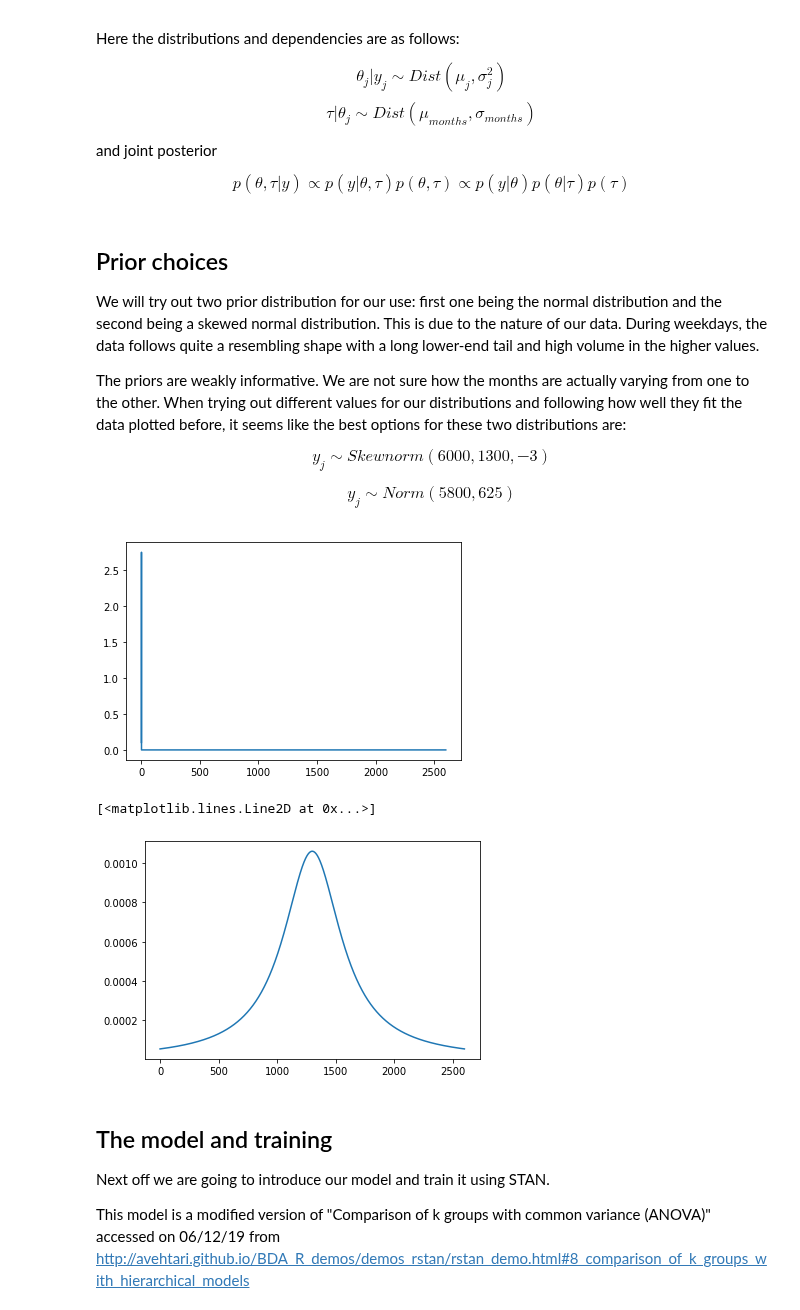
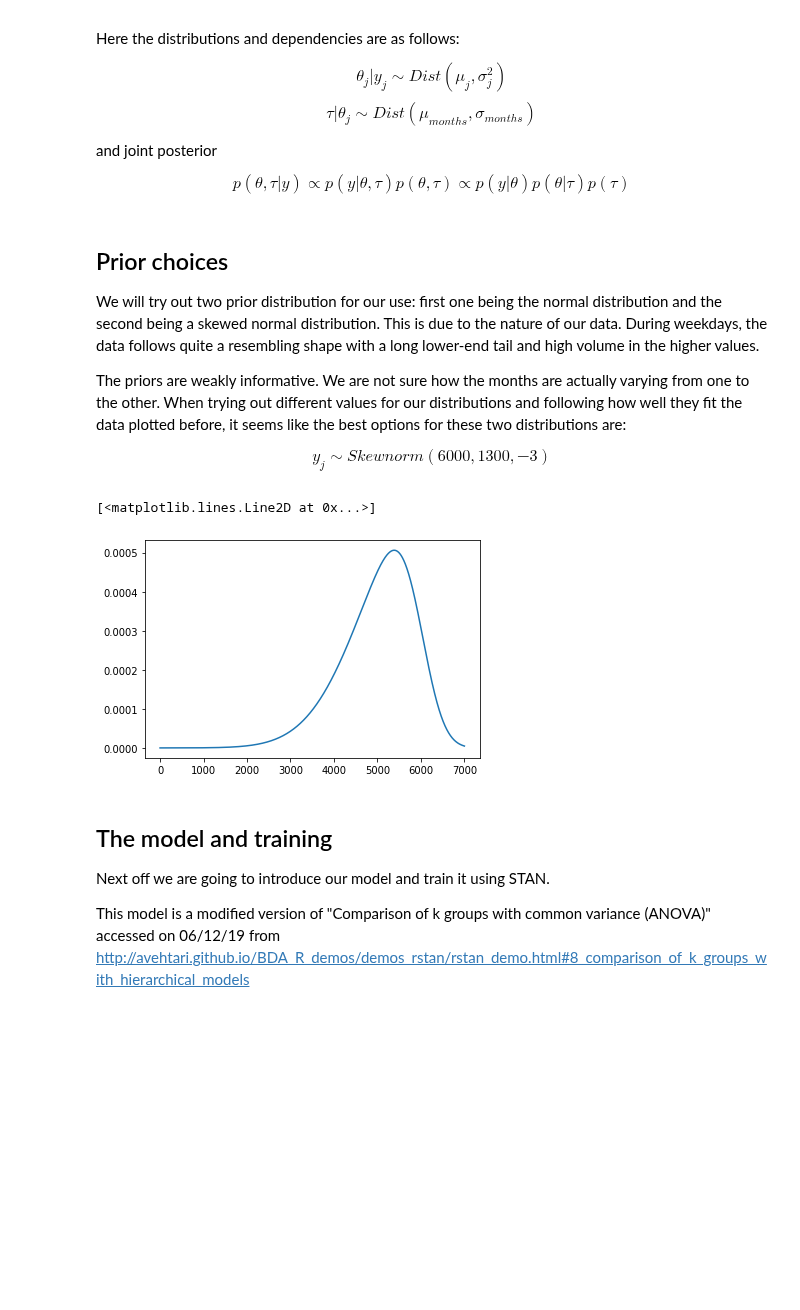
Before and after one commit to Lensku/BDA-Project-Otso-Lensku, a Jupyter notebook: Project.ipynb, the cells around one changed output. Cells and saved outputs as stored; diff of their text form; code cells hidden in the pictures; blank space fills up the shorter version.

```diff
--- a/Project.ipynb
+++ b/Project.ipynb
@@ -205,19 +205,13 @@ We will try out two prior distribution for our use: first one being the normal d
 The priors are weakly informative. We are not sure how the months are actually varying from one to the other. When trying out different values for our distributions and following how well they fit the data plotted before, it seems like the best options for these two distributions are:
 
 $$y_j \sim Skewnorm(6000,1300,-3)$$
-
-$$y_j \sim Norm(5800,625)$$
 # %%
-x = np.linspace(0,2600,10000)[1:-1]
-dist = ss.skewnorm(loc=0.8,scale=0.2,a=-5)
-dist2 = ss.cauchy(loc=1300,scale=300)
+x = np.linspace(0,7000,10000)[1:-1]
+dist = ss.skewnorm(loc=6000,scale=1300,a=-3)
 plt.plot(x, dist.pdf(x))
-plt.show()
-plt.plot(x, dist2.pdf(x))
 # %% [output]
+[<matplotlib.lines.Line2D at 0x...>]
-[figure, old version]
+[figure, new version]
-[<matplotlib.lines.Line2D at 0x...>]
-[figure, removed]
 # %% [markdown]
 ## The model and training
 
```
Also changed, not shown: parts of 22 cells of this notebook.
